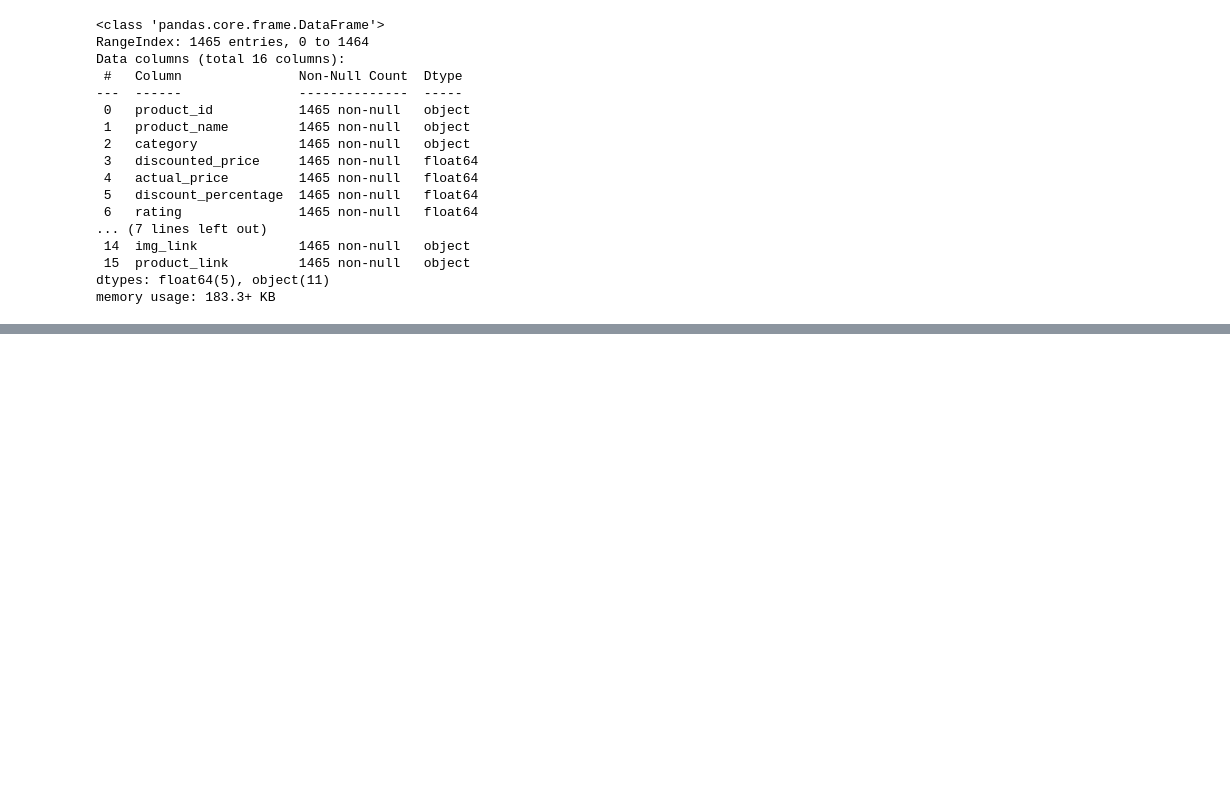
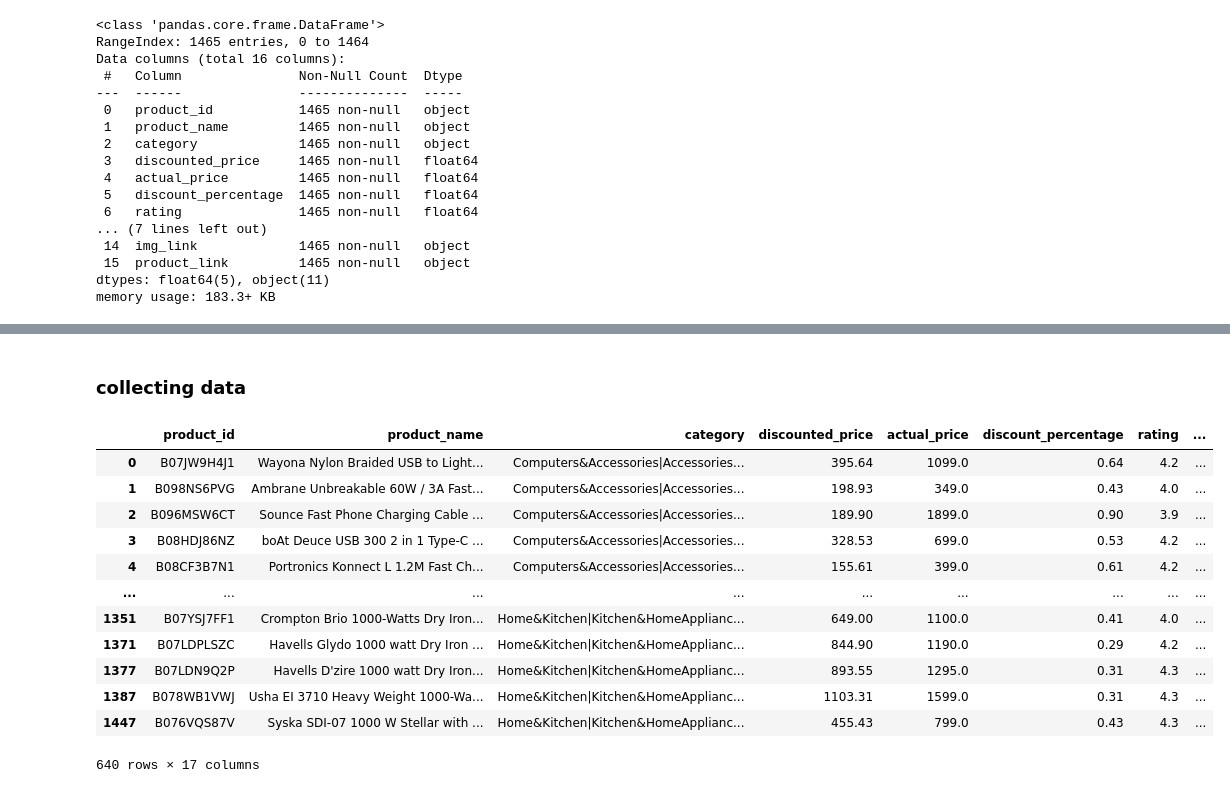
Before and after one commit to Mina-Makram-001/3_Amazon_Sales_Analysis_Project, a Jupyter notebook: 1_Product_&_Price_Insights/1_EDA_Intro.ipynb, the cells around one changed output, grey strips where cells are left out. Saved outputs shown, nothing was run; the diff lists cells and outputs as text; code cells hidden in the pictures; blank space fills up the shorter version.

```diff
--- a/1_Product_&_Price_Insights/1_EDA_Intro.ipynb
+++ b/1_Product_&_Price_Insights/1_EDA_Intro.ipynb
@@ -87,0 +129,3 @@ df
+# %%
+df['category_clean']= df['category'].apply(lambda x: x.split('|')[-1]).copy()
+df.head()
@@ -87,0 +154,41 @@ df
+# %% [markdown]
+### collecting data
+# %%
+df_USBCables=df[df['category_clean'] == 'USBCables']
+df_SmartWatches=df[df['category_clean'] == 'SmartWatches']
+df_Smartphones=df[df['category_clean'] == 'Smartphones']
+df_SmartTelevisions=df[df['category_clean'] == 'SmartTelevisions']
+df_In_Ear=df[df['category_clean'] == 'In-Ear']
+df_RemoteControls=df[df['category_clean'] == 'RemoteControls']
+df_MixerGrinders=df[df['category_clean'] == 'MixerGrinders']
+df_Mice=df[df['category_clean'] == 'Mice']
+df_HDMICables=df[df['category_clean'] == 'HDMICables']
+df_DryIrons=df[df['category_clean'] == 'DryIrons']
+
+
+df_concat= pd.concat([df_USBCables,
+                    df_SmartWatches,
+                    df_Smartphones,
+                    df_SmartTelevisions,
+                    df_In_Ear,
+                    df_RemoteControls,
+                    df_MixerGrinders,
+                    df_Mice,
+                    df_HDMICables,
+                    df_DryIrons,])
+
+df_concat
+# %% [output]
+|  | product_id | product_name | category | discounted_price | actual_price | discount_percentage | rating | ... |
+| 0 | B07JW9H4J1 | Wayona Nylon Braided USB to Light... | Computers&Accessories|Accessories... | 395.64 | 1099.0 | 0.64 | 4.2 | ... |
+| 1 | B098NS6PVG | Ambrane Unbreakable 60W / 3A Fast... | Computers&Accessories|Accessories... | 198.93 | 349.0 | 0.43 | 4.0 | ... |
+| 2 | B096MSW6CT | Sounce Fast Phone Charging Cable ... | Computers&Accessories|Accessories... | 189.90 | 1899.0 | 0.90 | 3.9 | ... |
+| 3 | B08HDJ86NZ | boAt Deuce USB 300 2 in 1 Type-C ... | Computers&Accessories|Accessories... | 328.53 | 699.0 | 0.53 | 4.2 | ... |
+| 4 | B08CF3B7N1 | Portronics Konnect L 1.2M Fast Ch... | Computers&Accessories|Accessories... | 155.61 | 399.0 | 0.61 | 4.2 | ... |
+| ... | ... | ... | ... | ... | ... | ... | ... | ... |
+| 1351 | B07YSJ7FF1 | Crompton Brio 1000-Watts Dry Iron... | Home&Kitchen|Kitchen&HomeApplianc... | 649.00 | 1100.0 | 0.41 | 4.0 | ... |
+| 1371 | B07LDPLSZC | Havells Glydo 1000 watt Dry Iron ... | Home&Kitchen|Kitchen&HomeApplianc... | 844.90 | 1190.0 | 0.29 | 4.2 | ... |
+| 1377 | B07LDN9Q2P | Havells D'zire 1000 watt Dry Iron... | Home&Kitchen|Kitchen&HomeApplianc... | 893.55 | 1295.0 | 0.31 | 4.3 | ... |
+| 1387 | B078WB1VWJ | Usha EI 3710 Heavy Weight 1000-Wa... | Home&Kitchen|Kitchen&HomeApplianc... | 1103.31 | 1599.0 | 0.31 | 4.3 | ... |
+| 1447 | B076VQS87V | Syska SDI-07 1000 W Stellar with ... | Home&Kitchen|Kitchen&HomeApplianc... | 455.43 | 799.0 | 0.43 | 4.3 | ... |
+640 rows × 17 columns
```
Also changed, not shown: parts of 11 cells of this notebook, 1 other file.
